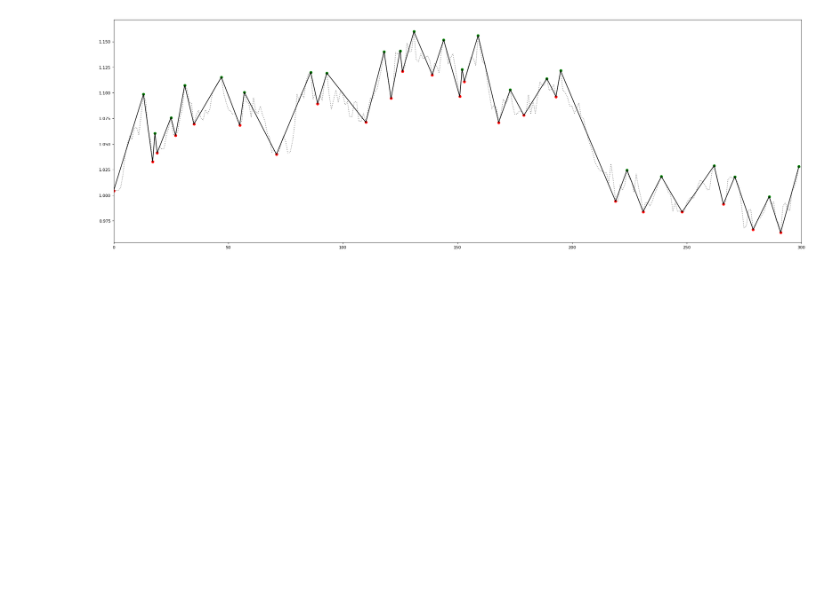
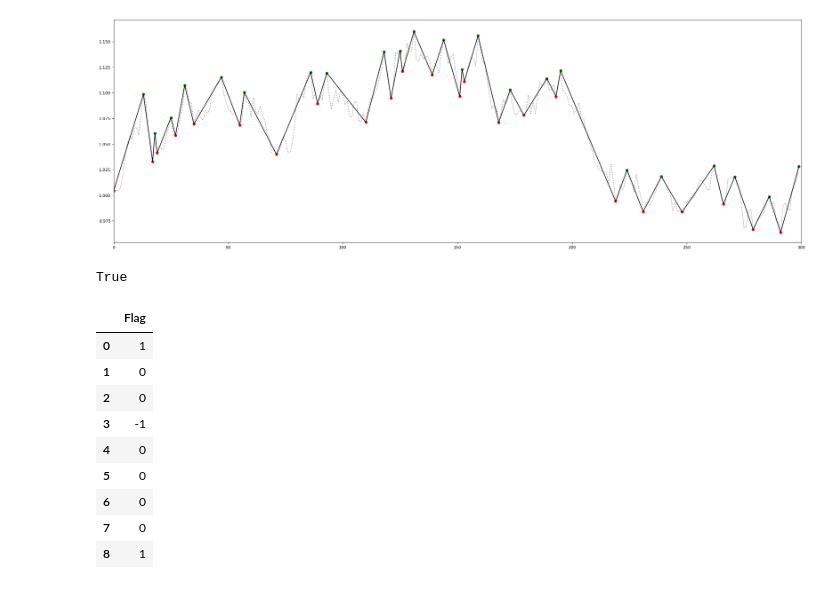
Before and after one commit to NNTrade/metrics, a Jupyter notebook: example/ZigZag/Builder.ipynb, the cells around one changed output. Cells and saved outputs as stored; diff of their text form; code cells hidden in the pictures; blank space fills up the shorter version.

```diff
--- a/example/ZigZag/Builder.ipynb
+++ b/example/ZigZag/Builder.ipynb
@@ -162,0 +151,20 @@ draw_chart(x_sr,opt_zz)
+# %%
+idx_df = pd.DataFrame(opt_zz[opt_zz[FLAG_COL_NAME]!=0].index,columns=["idx"])
+idx_df["next_idx"] = idx_df["idx"].shift(-1)
+idx_df["move"] = idx_df["next_idx"] - idx_df["idx"]
+idx_df[idx_df["move"] < 2]["move"].any()
+# %% [output]
+True
+# %%
+pd.DataFrame([1,0,0,-1,0,0,0,0,1],columns=[FLAG_COL_NAME])
+# %% [output]
+|  | Flag |
+| 0 | 1 |
+| 1 | 0 |
+| 2 | 0 |
+| 3 | -1 |
+| 4 | 0 |
+| 5 | 0 |
+| 6 | 0 |
+| 7 | 0 |
+| 8 | 1 |
```
Also changed, not shown: parts of 6 cells of this notebook, 7 other files.
